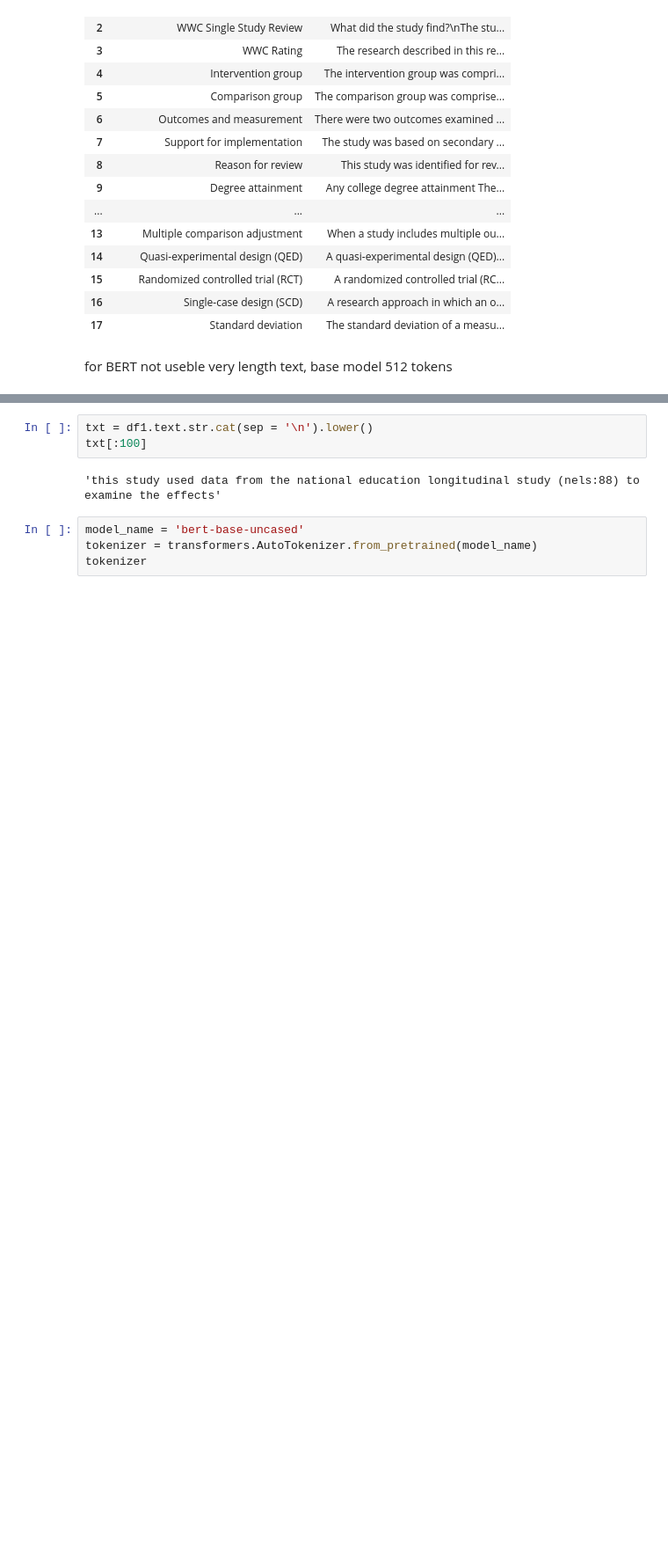
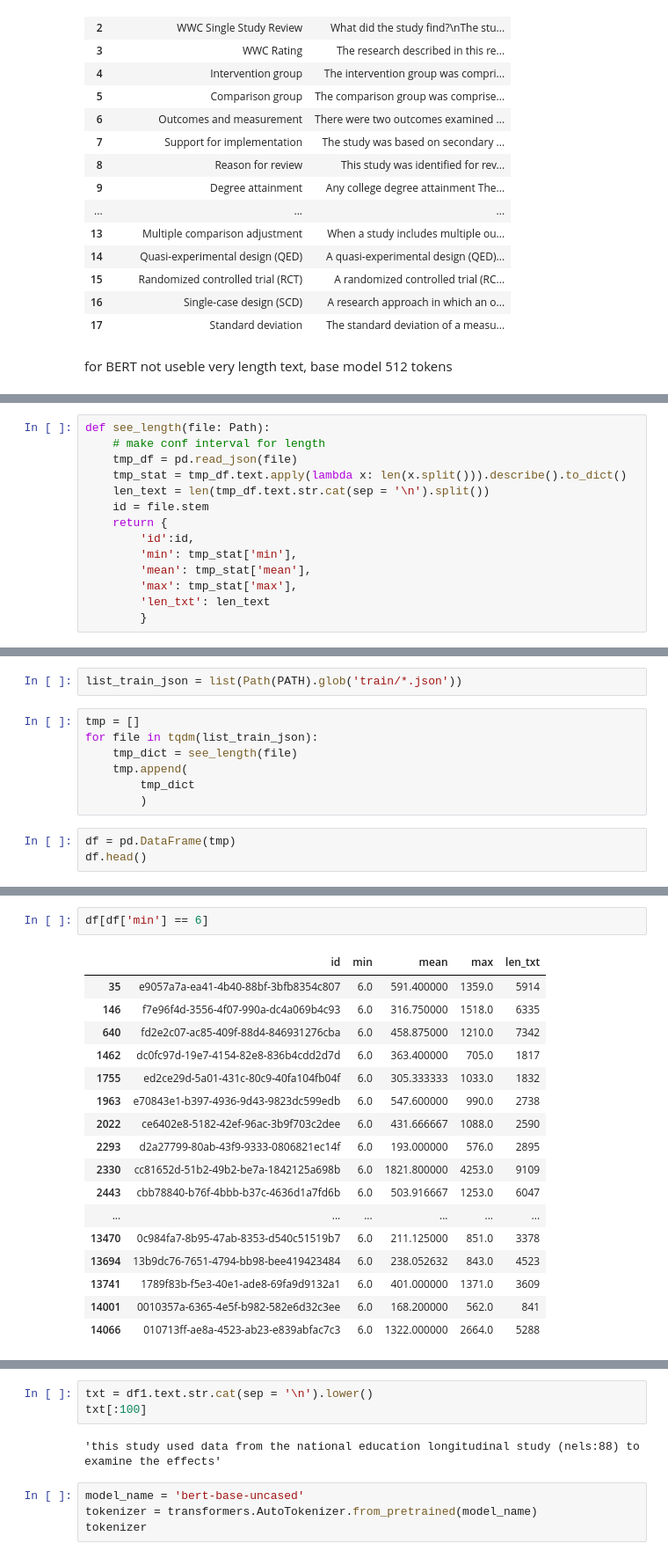
Before and after one commit to beifa/Coleridge_Initiative, a Jupyter notebook: notebook/preprocessing_data.ipynb, the cells around one changed output, grey strips where cells are left out. Shown at 88% size. Cells and saved outputs as stored; diff of their text form; blank space fills up the shorter version.

Commit message:
very bad data, try find more problem

```diff
--- a/notebook/preprocessing_data.ipynb
+++ b/notebook/preprocessing_data.ipynb
@@ -70,3 +87,17 @@ len_text = len(df1.text.str.cat(sep = '\n').lower().split())
 len_text
 # %% [output]
 1764
+# %%
+def see_length(file: Path):
+    # make conf interval for length
+    tmp_df = pd.read_json(file)
+    tmp_stat = tmp_df.text.apply(lambda x: len(x.split())).describe().to_dict()
+    len_text = len(tmp_df.text.str.cat(sep = '\n').split())
+    id = file.stem
+    return {
+        'id':id,
+        'min': tmp_stat['min'],
+        'mean': tmp_stat['mean'],
+        'max': tmp_stat['max'],
+        'len_txt': len_text
+        }
@@ -72,0 +113,12 @@ len_text
+# %%
+list_train_json = list(Path(PATH).glob('train/*.json'))
+# %%
+tmp = []
+for file in tqdm(list_train_json):
+    tmp_dict = see_length(file)
+    tmp.append(
+        tmp_dict
+        )
+# %%
+df = pd.DataFrame(tmp)
+df.head()
@@ -72,0 +148,20 @@ len_text
+# %%
+df[df['min'] == 6]
+# %% [output]
+|  | id | min | mean | max | len_txt |
+| 35 | e9057a7a-ea41-4b40-88bf-3bfb8354c807 | 6.0 | 591.400000 | 1359.0 | 5914 |
+| 146 | f7e96f4d-3556-4f07-990a-dc4a069b4c93 | 6.0 | 316.750000 | 1518.0 | 6335 |
+| 640 | fd2e2c07-ac85-409f-88d4-846931276cba | 6.0 | 458.875000 | 1210.0 | 7342 |
+| 1462 | dc0fc97d-19e7-4154-82e8-836b4cdd2d7d | 6.0 | 363.400000 | 705.0 | 1817 |
+| 1755 | ed2ce29d-5a01-431c-80c9-40fa104fb04f | 6.0 | 305.333333 | 1033.0 | 1832 |
+| 1963 | e70843e1-b397-4936-9d43-9823dc599edb | 6.0 | 547.600000 | 990.0 | 2738 |
+| 2022 | ce6402e8-5182-42ef-96ac-3b9f703c2dee | 6.0 | 431.666667 | 1088.0 | 2590 |
+| 2293 | d2a27799-80ab-43f9-9333-0806821ec14f | 6.0 | 193.000000 | 576.0 | 2895 |
+| 2330 | cc81652d-51b2-49b2-be7a-1842125a698b | 6.0 | 1821.800000 | 4253.0 | 9109 |
+| 2443 | cbb78840-b76f-4bbb-b37c-4636d1a7fd6b | 6.0 | 503.916667 | 1253.0 | 6047 |
+| ... | ... | ... | ... | ... | ... |
+| 13470 | 0c984fa7-8b95-47ab-8353-d540c51519b7 | 6.0 | 211.125000 | 851.0 | 3378 |
+| 13694 | 13b9dc76-7651-4794-bb98-bee419423484 | 6.0 | 238.052632 | 843.0 | 4523 |
+| 13741 | 1789f83b-f5e3-40e1-ade8-69fa9d9132a1 | 6.0 | 401.000000 | 1371.0 | 3609 |
+| 14001 | 0010357a-6365-4e5f-b982-582e6d32c3ee | 6.0 | 168.200000 | 562.0 | 841 |
+| 14066 | 010713ff-ae8a-4523-ab23-e839abfac7c3 | 6.0 | 1322.000000 | 2664.0 | 5288 |
```
Also changed, not shown: parts of 43 cells of this notebook.
